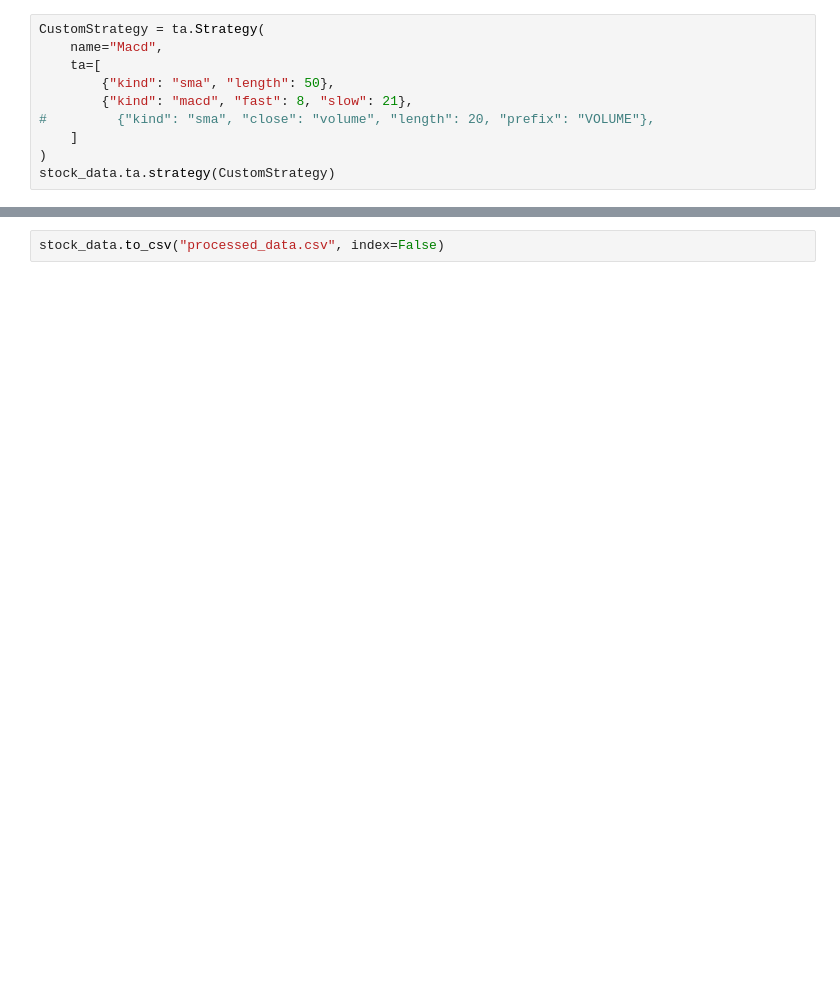
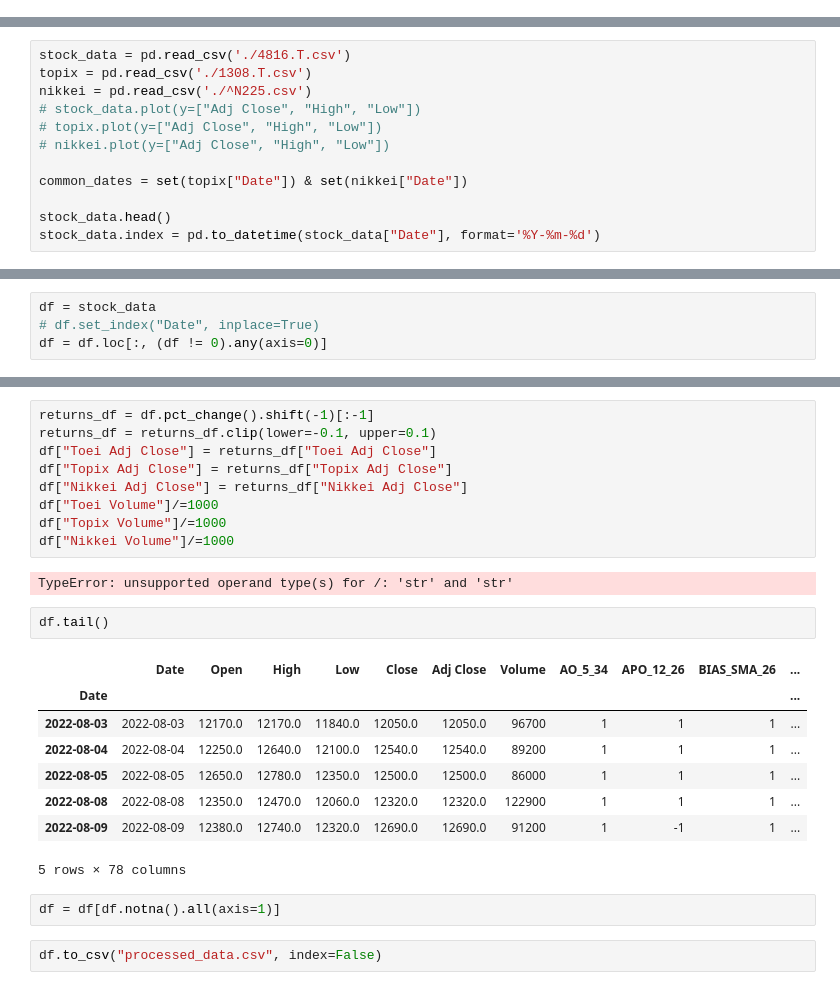
Before and after one commit to AnirudhRahul/MomentumEnsemble, a Jupyter notebook: format_data.ipynb, the cells around one changed output, grey strips where cells are left out. Drawn from its saved outputs; the diff is of its cells as text; blank space fills up the shorter version.

```diff
--- a/format_data.ipynb
+++ b/format_data.ipynb
@@ -51,10 +8,0 @@ stock_data["Adj Close Returns"] = stock_data["shifted_adj_close"] / stock_data["
-# %%
-CustomStrategy = ta.Strategy(
-    name="Macd",
-    ta=[
-        {"kind": "sma", "length": 50},
-        {"kind": "macd", "fast": 8, "slow": 21},
-#         {"kind": "sma", "close": "volume", "length": 20, "prefix": "VOLUME"},
-    ]
-)
-stock_data.ta.strategy(CustomStrategy)
@@ -150,0 +9,12 @@ stock_data.head()
+# %%
+stock_data = pd.read_csv('./4816.T.csv')
+topix = pd.read_csv('./1308.T.csv')
+nikkei = pd.read_csv('./^N225.csv')
+# stock_data.plot(y=["Adj Close", "High", "Low"])
+# topix.plot(y=["Adj Close", "High", "Low"])
+# nikkei.plot(y=["Adj Close", "High", "Low"])
+
+common_dates = set(topix["Date"]) & set(nikkei["Date"])
+
+stock_data.head()
+stock_data.index = pd.to_datetime(stock_data["Date"], format='%Y-%m-%d')
@@ -150,0 +211,4 @@ stock_data.head()
+# %%
+df = stock_data
+# df.set_index("Date", inplace=True)
+df = df.loc[:, (df != 0).any(axis=0)]
@@ -151,2 +232,26 @@ stock_data.head()
+# %%
+returns_df = df.pct_change().shift(-1)[:-1]
+returns_df = returns_df.clip(lower=-0.1, upper=0.1)
+df["Toei Adj Close"] = returns_df["Toei Adj Close"]
+df["Topix Adj Close"] = returns_df["Topix Adj Close"]
+df["Nikkei Adj Close"] = returns_df["Nikkei Adj Close"]
+df["Toei Volume"]/=1000
+df["Topix Volume"]/=1000
+df["Nikkei Volume"]/=1000
+# %% [output]
+TypeError: unsupported operand type(s) for /: 'str' and 'str'
+# %%
+df.tail()
+# %% [output]
+|  | Date | Open | High | Low | Close | Adj Close | Volume | AO_5_34 | APO_12_26 | BIAS_SMA_26 | ... |
+| Date |  |  |  |  |  |  |  |  |  |  | ... |
+| 2022-08-03 | 2022-08-03 | 12170.0 | 12170.0 | 11840.0 | 12050.0 | 12050.0 | 96700 | 1 | 1 | 1 | ... |
+| 2022-08-04 | 2022-08-04 | 12250.0 | 12640.0 | 12100.0 | 12540.0 | 12540.0 | 89200 | 1 | 1 | 1 | ... |
+| 2022-08-05 | 2022-08-05 | 12650.0 | 12780.0 | 12350.0 | 12500.0 | 12500.0 | 86000 | 1 | 1 | 1 | ... |
+| 2022-08-08 | 2022-08-08 | 12350.0 | 12470.0 | 12060.0 | 12320.0 | 12320.0 | 122900 | 1 | 1 | 1 | ... |
+| 2022-08-09 | 2022-08-09 | 12380.0 | 12740.0 | 12320.0 | 12690.0 | 12690.0 | 91200 | 1 | -1 | 1 | ... |
+5 rows × 78 columns
+# %%
+df = df[df.notna().all(axis=1)]
 # %%
-stock_data.to_csv("processed_data.csv", index=False)
+df.to_csv("processed_data.csv", index=False)
```
Also changed, not shown: parts of 19 cells of this notebook, 1 other file.
